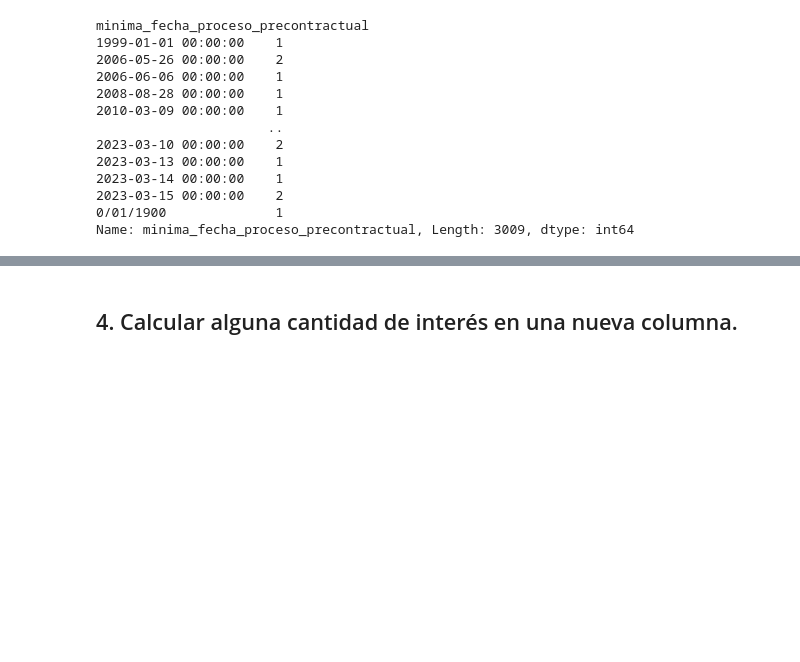
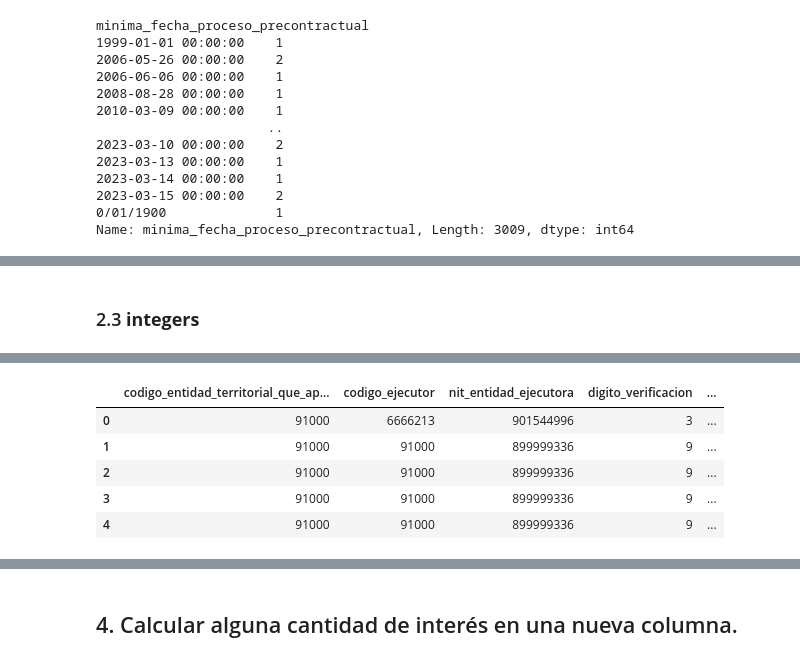
Before and after one commit to caavila96/gesproy23, a Jupyter notebook: Analisis_Gesproy.ipynb, the cells around one changed output, grey strips where cells are left out. Saved outputs shown, nothing was run; the diff lists cells and outputs as text; code cells hidden in the pictures; blank space fills up the shorter version.

```diff
--- a/Analisis_Gesproy.ipynb
+++ b/Analisis_Gesproy.ipynb
@@ -220,0 +239,6 @@ See the caveats in the documentation: https://pandas.pydata.org/pandas-docs/stab
+# %% [markdown]
+### 2.3 **integers**
+# %%
+#Se revisan los tipo string
+gesp_2.select_dtypes(include='int').head(5)
+# %% [output]
@@ -220,0 +246,6 @@ See the caveats in the documentation: https://pandas.pydata.org/pandas-docs/stab
+|  | codigo_entidad_territorial_que_ap... | codigo_ejecutor | nit_entidad_ejecutora | digito_verificacion | ... |
+| 0 | 91000 | 6666213 | 901544996 | 3 | ... |
+| 1 | 91000 | 91000 | 899999336 | 9 | ... |
+| 2 | 91000 | 91000 | 899999336 | 9 | ... |
+| 3 | 91000 | 91000 | 899999336 | 9 | ... |
+| 4 | 91000 | 91000 | 899999336 | 9 | ... |
```
Also changed, not shown: parts of 32 cells of this notebook.
